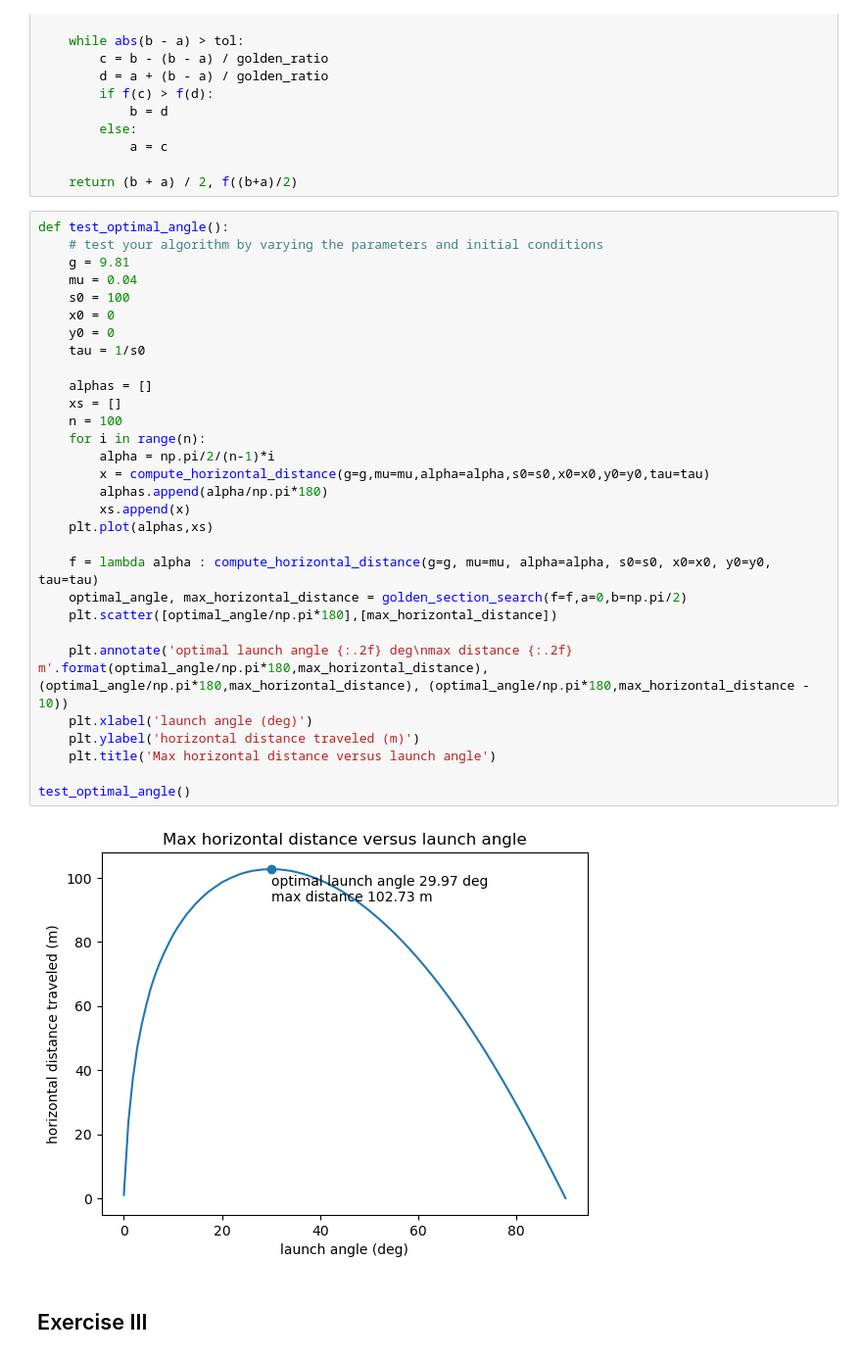
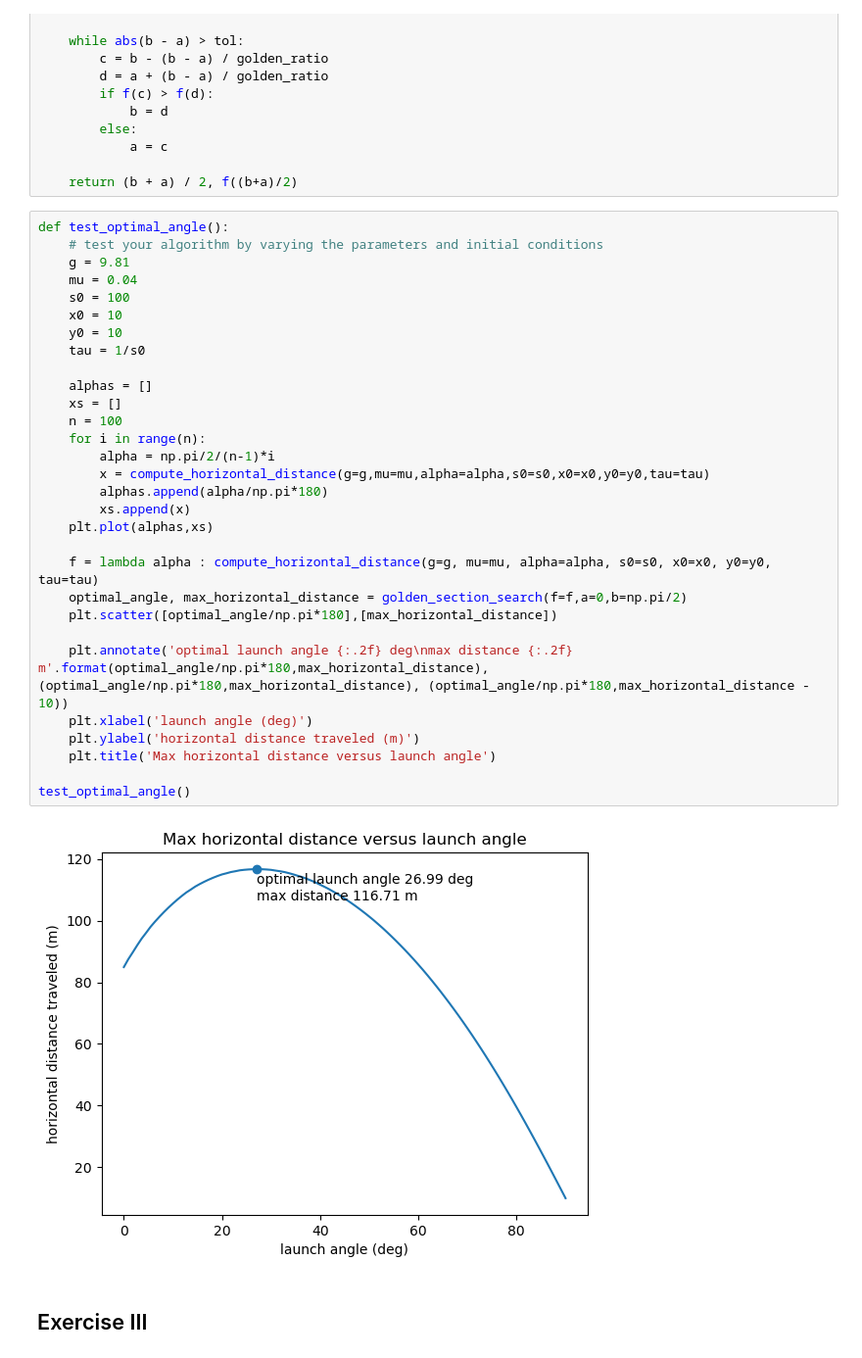
Before and after one commit to JoyChang10/Code, a Jupyter notebook: PDE_summer_school/lab_1_exercises.ipynb, the cells around one changed output. Shown at 98% size. Saved outputs shown, nothing was run; the diff lists cells and outputs as text.

```diff
--- a/PDE_summer_school/lab_1_exercises.ipynb
+++ b/PDE_summer_school/lab_1_exercises.ipynb
@@ -163,35 +163,35 @@ def golden_section_search(f,a,b,tol=1e-6):
 # %%
 def test_optimal_angle():
     # test your algorithm by varying the parameters and initial conditions
     g = 9.81
     mu = 0.04
     s0 = 100
-    x0 = 0
-    y0 = 0
+    x0 = 10
+    y0 = 10
     tau = 1/s0
 
     alphas = []
     xs = []
     n = 100
     for i in range(n):
         alpha = np.pi/2/(n-1)*i
         x = compute_horizontal_distance(g=g,mu=mu,alpha=alpha,s0=s0,x0=x0,y0=y0,tau=tau)
         alphas.append(alpha/np.pi*180)
         xs.append(x)
     plt.plot(alphas,xs)
 
     f = lambda alpha : compute_horizontal_distance(g=g, mu=mu, alpha=alpha, s0=s0, x0=x0, y0=y0, tau=tau)
     optimal_angle, max_horizontal_distance = golden_section_search(f=f,a=0,b=np.pi/2)
     plt.scatter([optimal_angle/np.pi*180],[max_horizontal_distance])
 
     plt.annotate('optimal launch angle {:.2f} deg\nmax distance {:.2f} m'.format(optimal_angle/np.pi*180,max_horizontal_distance),(optimal_angle/np.pi*180,max_horizontal_distance), (optimal_angle/np.pi*180,max_horizontal_distance - 10))
     plt.xlabel('launch angle (deg)')
     plt.ylabel('horizontal distance traveled (m)')
     plt.title('Max horizontal distance versus launch angle')
 
 test_optimal_angle()
 # %% [output]
-[figure, old version]
+[figure, new version]
 # %% [markdown]
 ## Exercise III
 # %%
```
Also changed, not shown: parts of 1 cell of this notebook.
